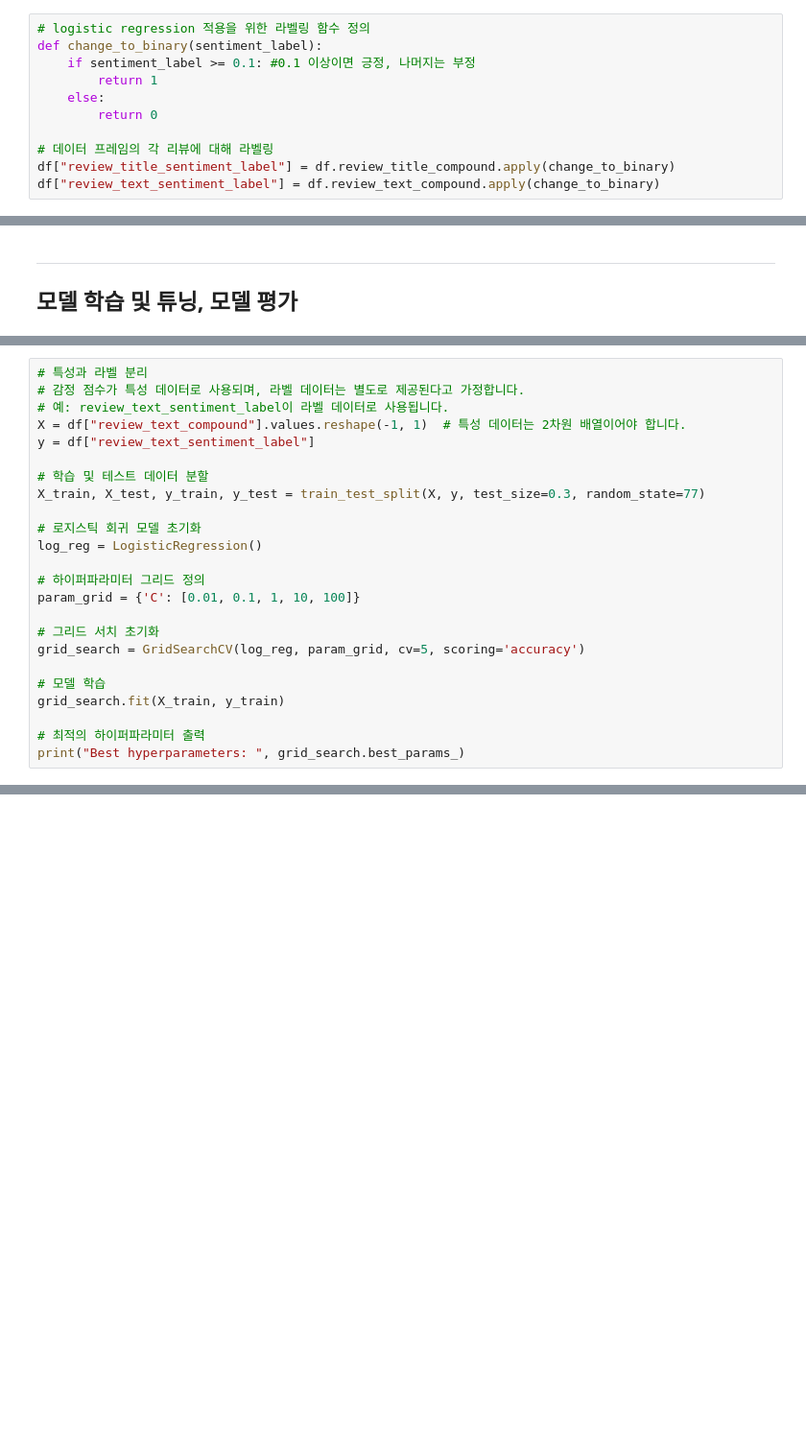
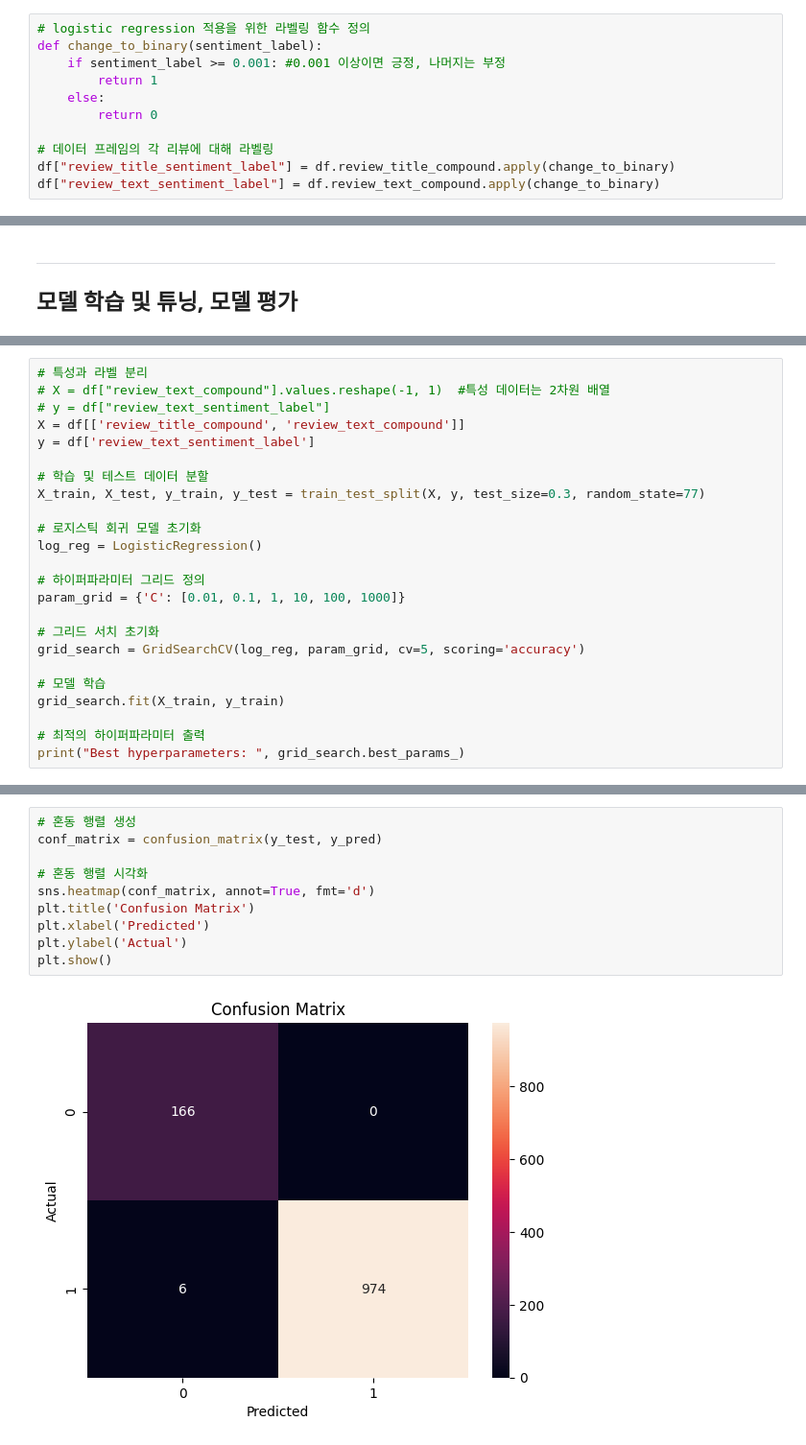
Before and after one commit to Konkuk-Univ-Glocal-Campus/ml202401-final-so900d, a Jupyter notebook: final_202020925.ipynb, the cells around one changed output, grey strips where cells are left out. Shown at 96% size. Saved outputs shown, nothing was run; the diff lists cells and outputs as text; blank space fills up the shorter version.

```diff
--- a/final_202020925.ipynb
+++ b/final_202020925.ipynb
@@ -342,7 +342,7 @@ df
 # %%
 # logistic regression 적용을 위한 라벨링 함수 정의
 def change_to_binary(sentiment_label):
-    if sentiment_label >= 0.1: #0.1 이상이면 긍정, 나머지는 부정
+    if sentiment_label >= 0.001: #0.001 이상이면 긍정, 나머지는 부정
         return 1
     else:
         return 0
@@ -514,9 +543,9 @@ from sklearn.metrics import accuracy_score, precision_score, recall_score, f1_sc
 # %%
 # 특성과 라벨 분리
-# 감정 점수가 특성 데이터로 사용되며, 라벨 데이터는 별도로 제공된다고 가정합니다.
-# 예: review_text_sentiment_label이 라벨 데이터로 사용됩니다.
-X = df["review_text_compound"].values.reshape(-1, 1)  # 특성 데이터는 2차원 배열이어야 합니다.
-y = df["review_text_sentiment_label"]
+# X = df["review_text_compound"].values.reshape(-1, 1)  #특성 데이터는 2차원 배열
+# y = df["review_text_sentiment_label"]
+X = df[['review_title_compound', 'review_text_compound']]
+y = df['review_text_sentiment_label']
 
 # 학습 및 테스트 데이터 분할
 X_train, X_test, y_train, y_test = train_test_split(X, y, test_size=0.3, random_state=77)
@@ -525,7 +554,7 @@ X_train, X_test, y_train, y_test = train_test_split(X, y, test_size=0.3, random_
 log_reg = LogisticRegression()
 
 # 하이퍼파라미터 그리드 정의
-param_grid = {'C': [0.01, 0.1, 1, 10, 100]}
+param_grid = {'C': [0.01, 0.1, 1, 10, 100, 1000]}
 
 # 그리드 서치 초기화
 grid_search = GridSearchCV(log_reg, param_grid, cv=5, scoring='accuracy')
@@ -606,0 +654,12 @@ Standard deviation of cross-validation roc_auc: 0.0
+# %%
+# 혼동 행렬 생성
+conf_matrix = confusion_matrix(y_test, y_pred)
+
+# 혼동 행렬 시각화
+sns.heatmap(conf_matrix, annot=True, fmt='d')
+plt.title('Confusion Matrix')
+plt.xlabel('Predicted')
+plt.ylabel('Actual')
+plt.show()
+# %% [output]
+[figure, added]
```
Also changed, not shown: parts of 25 cells of this notebook.
